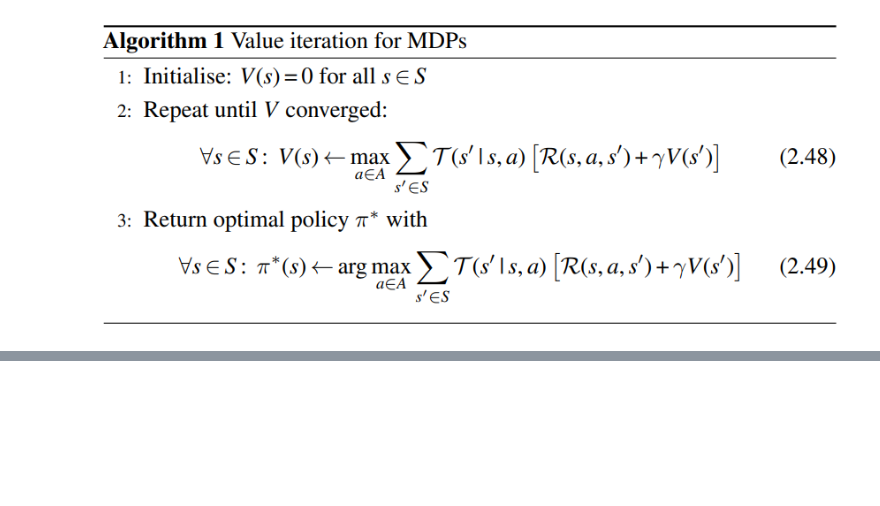
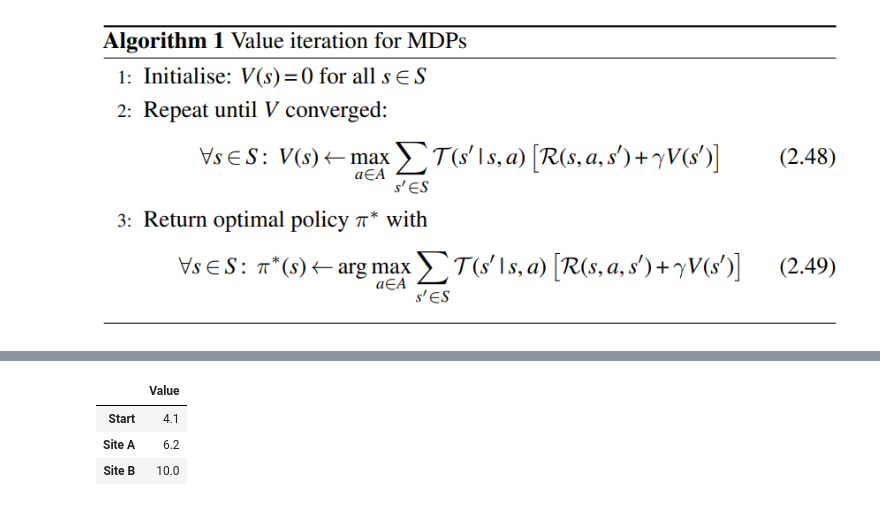
Before and after one commit to victorsevero/marl-book, a Jupyter notebook: notebook/mdp_value_iteration.ipynb, the cells around one changed output, grey strips where cells are left out. Saved outputs shown, nothing was run; the diff lists cells and outputs as text; code cells hidden in the pictures; blank space fills up the shorter version.

```diff
--- a/notebook/mdp_value_iteration.ipynb
+++ b/notebook/mdp_value_iteration.ipynb
@@ -26,11 +26,12 @@ def value_iteration(env, gamma=0.95):
 
 env = MarsRover()
 values = value_iteration(env)
-JSON(
+pd.Series(
     {
         env.STATES[idx]: round(value, 1)
         for idx, value in enumerate(values)
         if not env.is_terminal(idx)
-    }
-)
+    },
+    name="Value",
+).to_frame()
 # %% [output]
@@ -38,3 +38,7 @@ JSON(
+|  | Value |
+| Start | 4.1 |
+| Site A | 6.2 |
+| Site B | 10.0 |
 # %%
 def get_optimal_policy(env: MarsRover, V: np.ndarray, gamma=0.95):
     T = env.get_transition_matrix()
```
Also changed, not shown: parts of 3 cells of this notebook, 3 other files.
